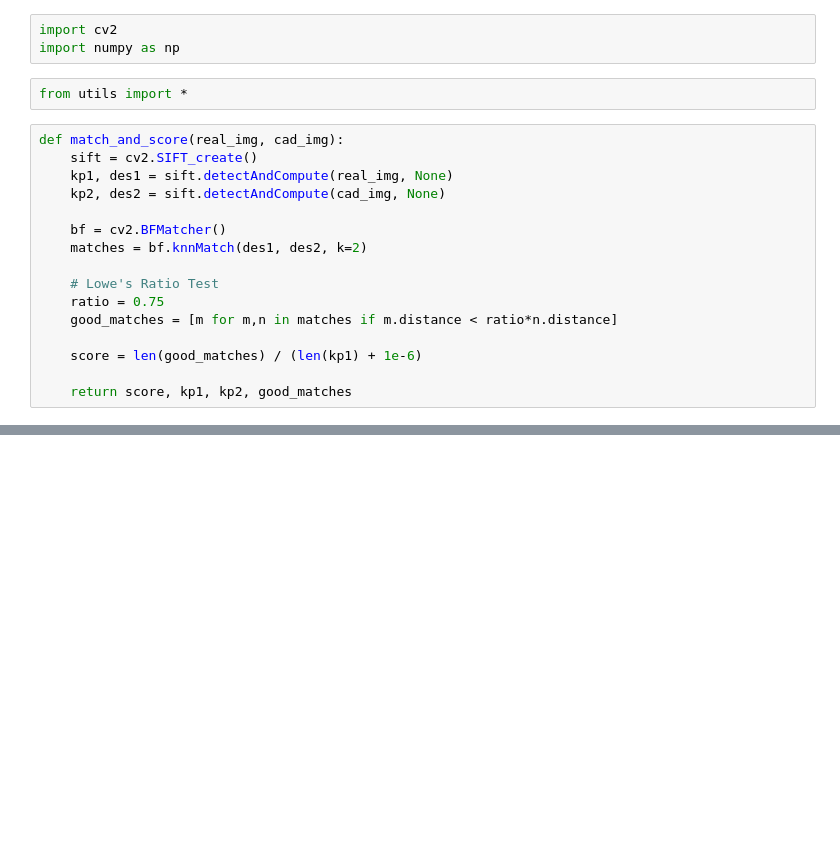
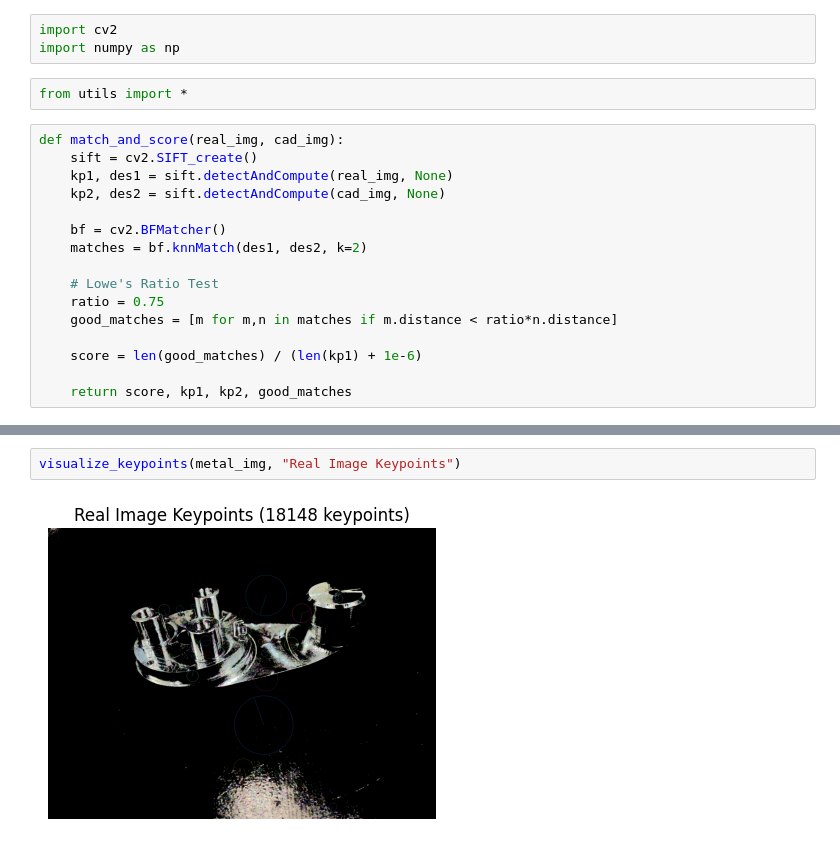
Before and after one commit to EW0824/veq_vision, a Jupyter notebook: experiment.ipynb, the cells around one changed output, grey strips where cells are left out. Saved outputs shown, nothing was run; the diff lists cells and outputs as text; blank space fills up the shorter version.

```diff
--- a/experiment.ipynb
+++ b/experiment.ipynb
@@ -38,0 +51,4 @@ for i, cad_img in enumerate(cad_images):
+# %%
+visualize_keypoints(metal_img, "Real Image Keypoints")
+# %% [output]
+[figure, added]
```
Also changed, not shown: parts of 9 cells of this notebook, 1 other file.
